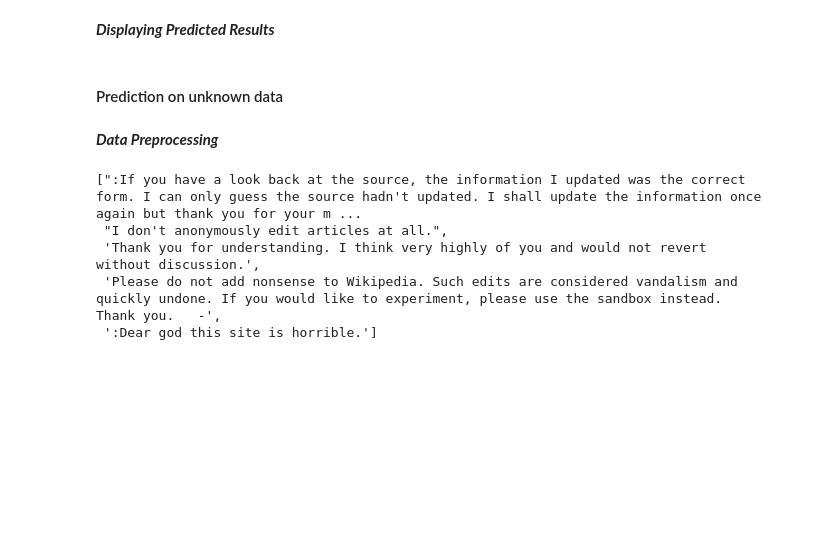
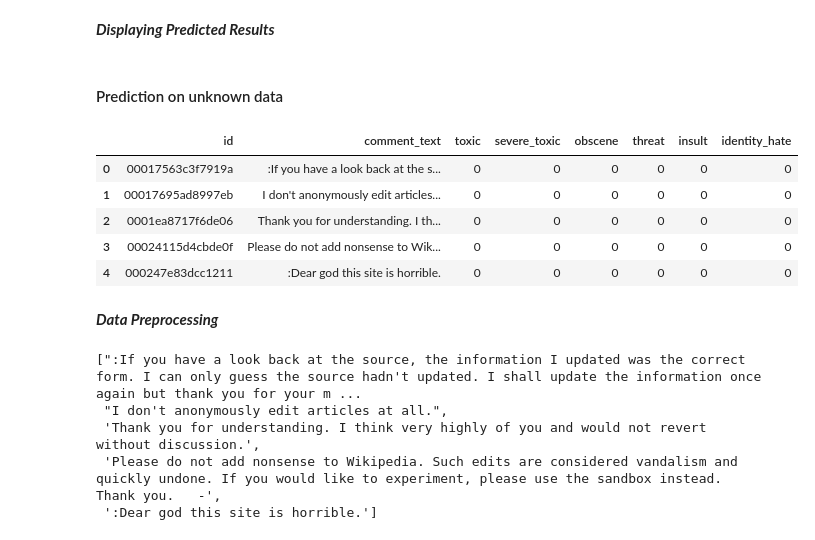
Before and after one commit to Eashan123/BERT, a Jupyter notebook: multilabel_bert.ipynb, the cells around one changed output. Drawn from its saved outputs; the diff is of its cells as text; code cells hidden in the pictures; blank space fills up the shorter version.

```diff
--- a/multilabel_bert.ipynb
+++ b/multilabel_bert.ipynb
@@ -639,8 +646,15 @@ np.all(pre_save_preds == post_save_preds) # Are they the same?
 # %% [markdown]
 #### Prediction on unknown data
 # %%
-p_dat = pd.read_excel(r'C:/Users/A716717/Eashan_practice/study/practice/data/val_mini.xlsx')
+p_dat = pd.read_excel('/content/drive/My Drive/Colab Notebooks/BERT/data/val_mini.xlsx')
 p_dat.head()
+# %% [output]
+|  | id | comment_text | toxic | severe_toxic | obscene | threat | insult | identity_hate |
+| 0 | 00017563c3f7919a | :If you have a look back at the s... | 0 | 0 | 0 | 0 | 0 | 0 |
+| 1 | 00017695ad8997eb | I don't anonymously edit articles... | 0 | 0 | 0 | 0 | 0 | 0 |
+| 2 | 0001ea8717f6de06 | Thank you for understanding. I th... | 0 | 0 | 0 | 0 | 0 | 0 |
+| 3 | 00024115d4cbde0f | Please do not add nonsense to Wik... | 0 | 0 | 0 | 0 | 0 | 0 |
+| 4 | 000247e83dcc1211 | :Dear god this site is horrible. | 0 | 0 | 0 | 0 | 0 | 0 |
 # %% [markdown]
 ***Data Preprocessing***
 # %%
```
Also changed, not shown: parts of 9 cells of this notebook.
